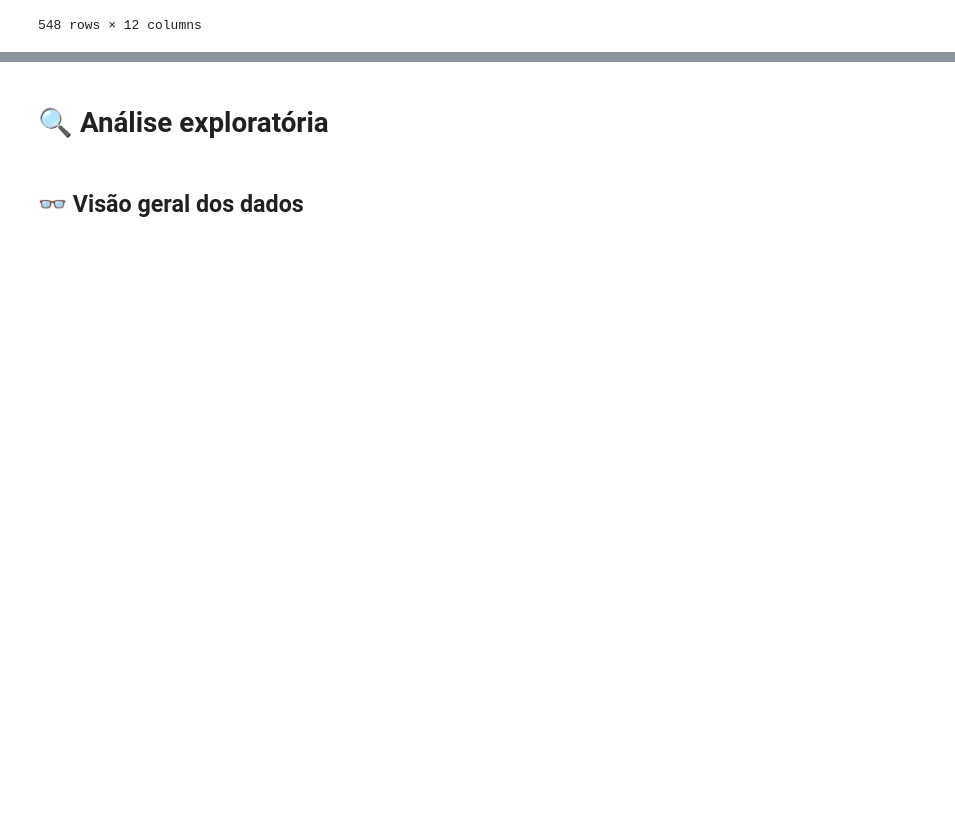
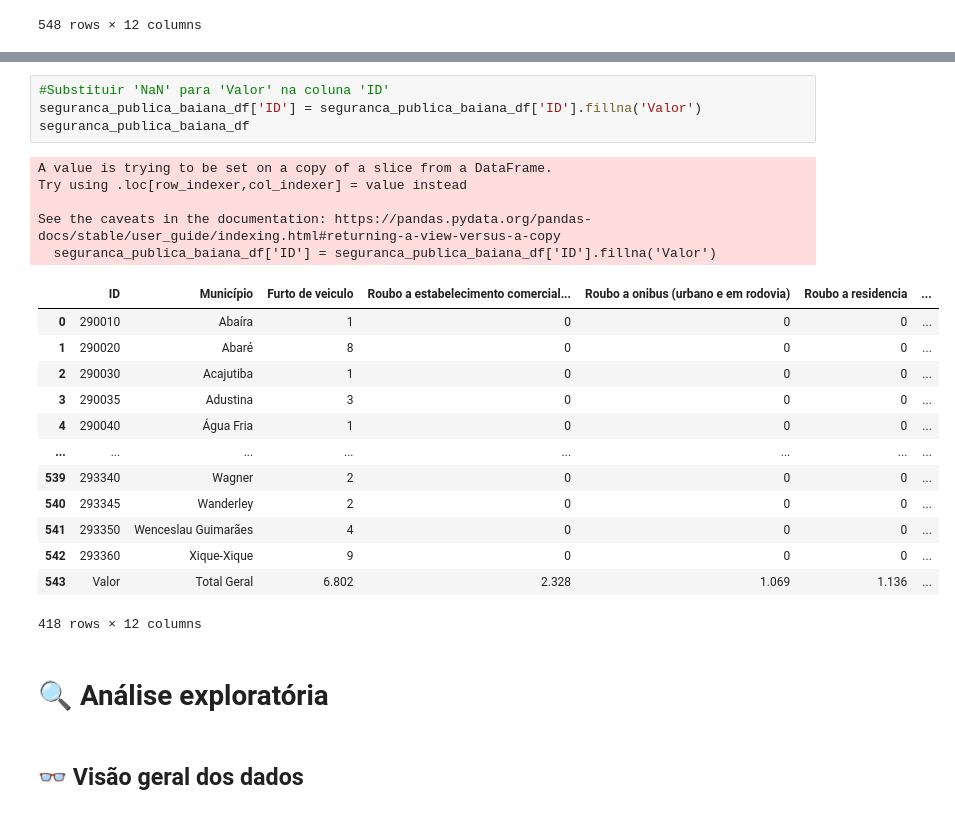
Before and after one commit to Gabyzera/bahia_crimes_analysis, a Jupyter notebook: src/bahia_crimes.ipynb, the cells around one changed output, grey strips where cells are left out. Drawn from its saved outputs; the diff is of its cells as text; blank space fills up the shorter version.

```diff
--- a/src/bahia_crimes.ipynb
+++ b/src/bahia_crimes.ipynb
@@ -87,3 +87,26 @@ seguranca_publica_baiana_df
+# %%
+#Substituir 'NaN' para 'Valor' na coluna 'ID'
+seguranca_publica_baiana_df['ID'] = seguranca_publica_baiana_df['ID'].fillna('Valor')
+seguranca_publica_baiana_df
+# %% [output]
+A value is trying to be set on a copy of a slice from a DataFrame.
+Try using .loc[row_indexer,col_indexer] = value instead
+
+See the caveats in the documentation: https://pandas.pydata.org/pandas-docs/stable/user_guide/indexing.html#returning-a-view-versus-a-copy
+  seguranca_publica_baiana_df['ID'] = seguranca_publica_baiana_df['ID'].fillna('Valor')
+|  | ID | Município | Furto de veiculo | Roubo a estabelecimento comercial... | Roubo a onibus (urbano e em rodovia) | Roubo a residencia | ... |
+| 0 | 290010 | Abaíra | 1 | 0 | 0 | 0 | ... |
+| 1 | 290020 | Abaré | 8 | 0 | 0 | 0 | ... |
+| 2 | 290030 | Acajutiba | 1 | 0 | 0 | 0 | ... |
+| 3 | 290035 | Adustina | 3 | 0 | 0 | 0 | ... |
+| 4 | 290040 | Água Fria | 1 | 0 | 0 | 0 | ... |
+| ... | ... | ... | ... | ... | ... | ... | ... |
+| 539 | 293340 | Wagner | 2 | 0 | 0 | 0 | ... |
+| 540 | 293345 | Wanderley | 2 | 0 | 0 | 0 | ... |
+| 541 | 293350 | Wenceslau Guimarães | 4 | 0 | 0 | 0 | ... |
+| 542 | 293360 | Xique-Xique | 9 | 0 | 0 | 0 | ... |
+| 543 | Valor | Total Geral | 6.802 | 2.328 | 1.069 | 1.136 | ... |
+418 rows × 12 columns
 # %% [markdown]
 # 🔍 Análise exploratória
 # %% [markdown]
```
Also changed, not shown: parts of 12 cells of this notebook.
